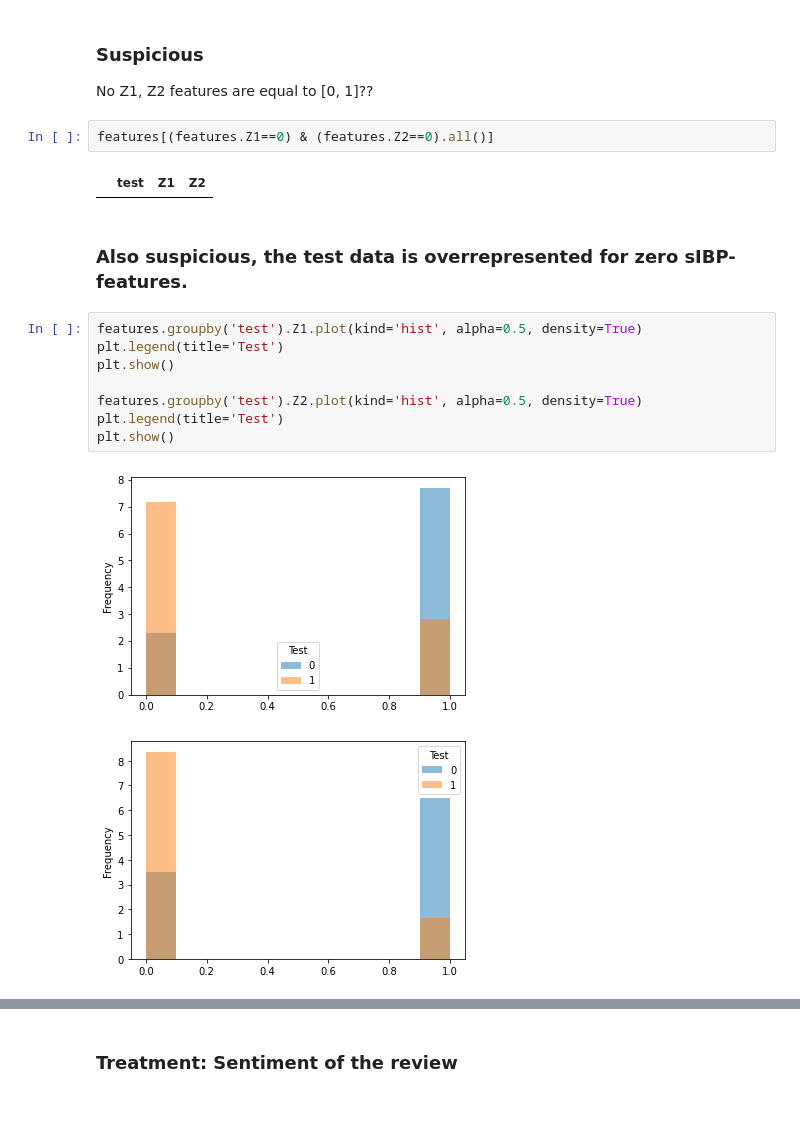
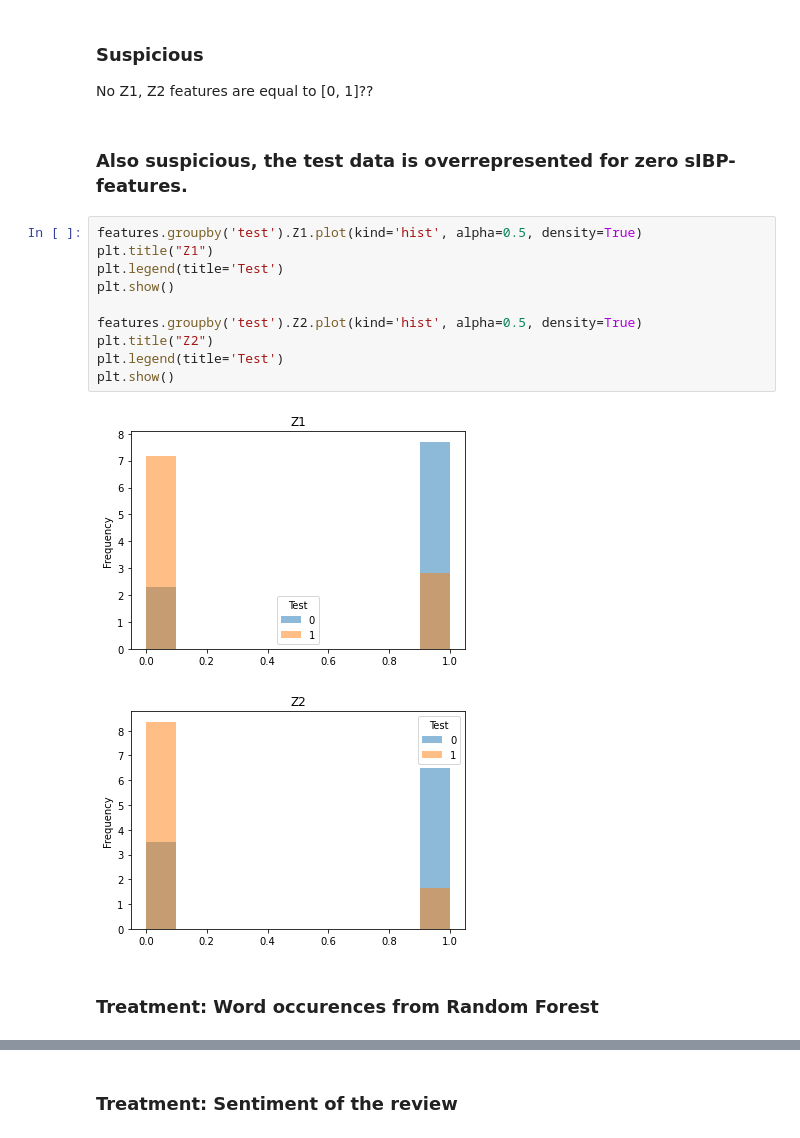
Before and after one commit to lovhag/yelp_causal_inference, a Jupyter notebook: extract_data_features.ipynb, the cells around one changed output, grey strips where cells are left out. Saved outputs shown, nothing was run; the diff lists cells and outputs as text; blank space fills up the shorter version.

```diff
--- a/extract_data_features.ipynb
+++ b/extract_data_features.ipynb
@@ -134,20 +134,20 @@ dtype: int64
 # %% [markdown]
 ### Suspicious
 No Z1, Z2 features are equal to \[0, 1\]??
-# %%
-features[(features.Z1==0) & (features.Z2==0).all()]
-# %% [output]
-|  | test | Z1 | Z2 |
 # %% [markdown]
 ### Also suspicious, the test data is overrepresented for zero sIBP-features.
 # %%
 features.groupby('test').Z1.plot(kind='hist', alpha=0.5, density=True)
+plt.title("Z1")
 plt.legend(title='Test')
 plt.show()
 
 features.groupby('test').Z2.plot(kind='hist', alpha=0.5, density=True)
+plt.title("Z2")
 plt.legend(title='Test')
 plt.show()
 # %% [output]
-[figure, old version]
+[figure, new version]
-[figure, old version]
+[figure, new version]
+# %% [markdown]
+### Treatment: Word occurences from Random Forest
```
Also changed, not shown: parts of 30 cells of this notebook, 2 other files.
